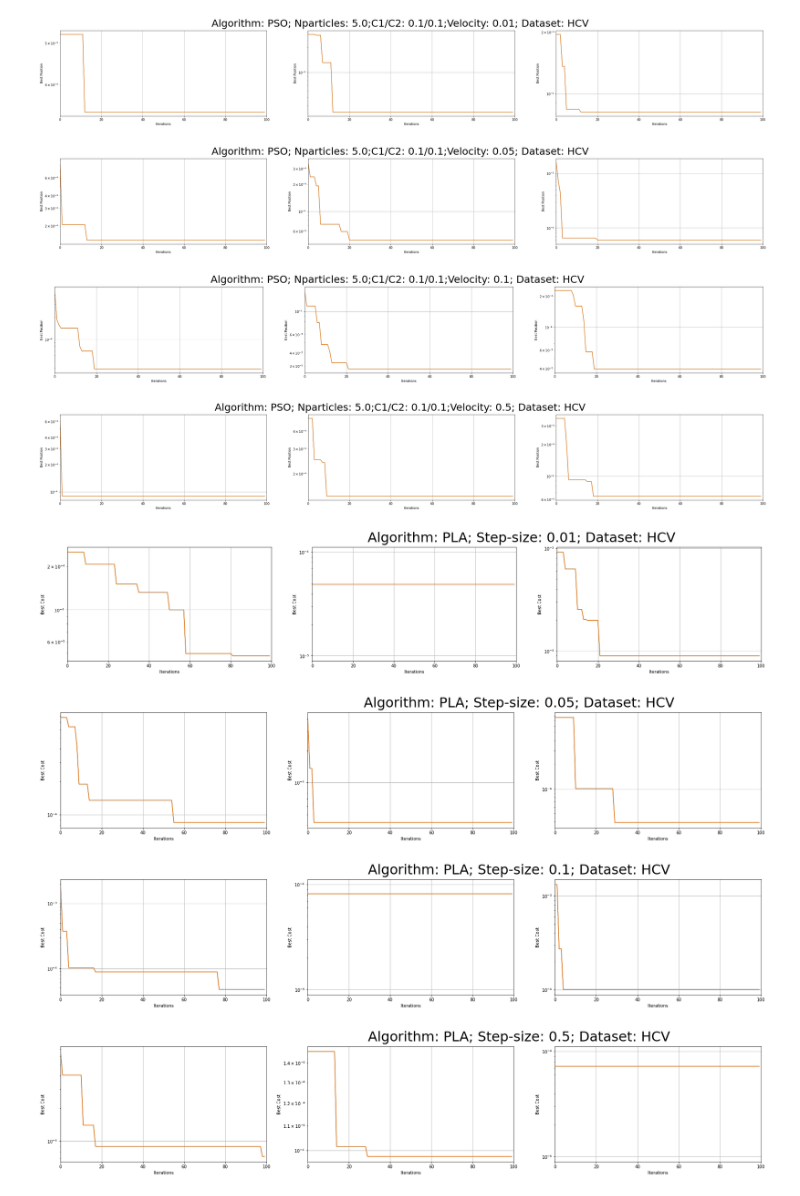
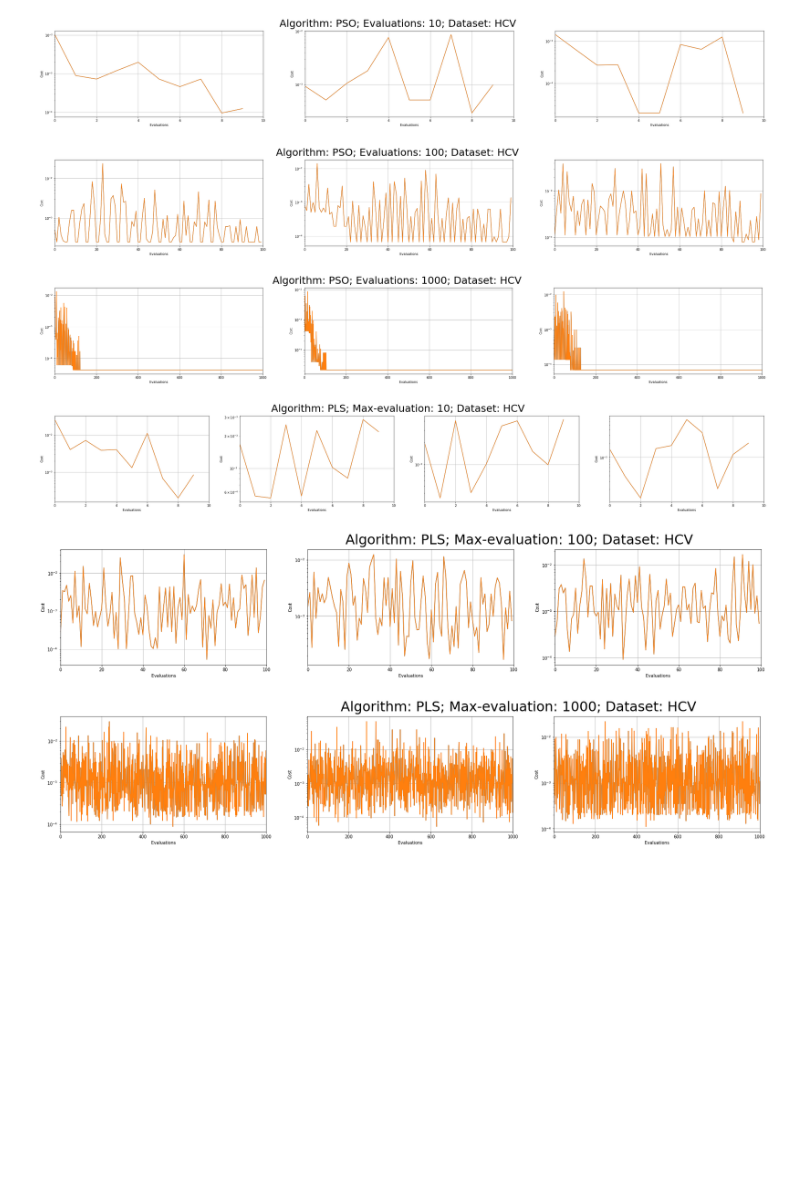
Before and after one commit to owuordickson/swarm_gp, a Jupyter notebook: results/analysis.ipynb, the cells around one changed output. Saved outputs shown, nothing was run; the diff lists cells and outputs as text; code cells hidden in the pictures; blank space fills up the shorter version.

Commit message:
Updated cost function

```diff
--- a/results/analysis.ipynb
+++ b/results/analysis.ipynb
@@ -280,11 +252,11 @@ frames = [df_aco, df_ga, df_pso, df_pls, df_prs]
 df_res = pd.concat(frames)
 
 # Only include these columns
-df_res2 = df_res[['Data-set', 'Algorithm', 'Pattern-count', 'Run-time', 'Memory']]  #, 'E-factor', 'N-pop', 'N-particle', 'C1', 'C2']]
+df_res2 = df_res[['Data-set', 'Algorithm', 'Pattern-count', 'Max-evaluation', 'Evaluations']]  #, 'E-factor', 'N-pop', 'N-particle', 'C1', 'C2']]
 
 df = df_res2.groupby(['Algorithm', 'Data-set'])#.describe(percentiles=[])
 df2 = pd.concat([df.min(), df.mean(), df.max(), df.std()], keys=['min', 'mean', 'max', 'std'], axis=1)
 # df2.filter(like="Run-time")
 df2.columns = df2.columns.swaplevel(0, 1)
 df2.sort_index(axis=1, level=0, inplace=True, ascending=False)
-df2.round(3)
+#df2.round(3)
@@ -368,11 +326,10 @@ for ds in data_sets:
 # %%
 for ds in data_sets:
     df1 = df_pso.loc[df_pso['Data-set'] == ds]
+    evals = [10, 100, 1000]
 
-    vels = [0.01, 0.05, 0.1, 0.5]  # TO BE REMOVED
-
-    for vel in vels:
-        df2 = df1.loc[df1['Velocity'] == vel]
+    for ev in evals:
+        df2 = df1.loc[df1['Max-evaluation'] == ev]
 
         fig = plt.figure(figsize=(40,5))
         #fig = plt.figure()
@@ -381,53 +338,49 @@ for ds in data_sets:
         for index,row in df2.iterrows():
             # Results
             plt.subplot(1, 3, i)
-            plt.plot(row['Iterations'])
-            plt.semilogy(row['Iterations'])
-            plt.xlim(0, row['Max-iteration'])
-            plt.xlabel('Iterations')
-            plt.ylabel('Best Position')
-            #plt.title('ACO, Dataset: ' + ds)
+            plt.plot(row['Evaluations'])
+            plt.semilogy(row['Evaluations'])
+            plt.xlim(0, row['Max-evaluation'])
+            plt.xlabel('Evaluations')
+            plt.ylabel('Cost')
             plt.grid(True)
             i += 1
 
-        fig.suptitle('Algorithm: PSO; Nparticles: ' + str(row['N-particle']) + ';C1/C2: ' + str(row['C1']) + '/' + str(row['C1']) + ';Velocity: ' + str(row['Velocity']) + '; Dataset: ' + ds, fontsize=32)
+        fig.suptitle('Algorithm: PSO; Evaluations: ' + str(row['Max-evaluation']) + '; Dataset: ' + ds, fontsize=32)
         plt.show()
 # %% [output]
-[figure, old version]
+[figure, new version]
-[figure, old version]
+[figure, new version]
-[figure, old version]
+[figure, new version]
-[figure, removed]
 # %%
 for ds in data_sets:
     df1 = df_pls.loc[df_pls['Data-set'] == ds]
-    stps = [0.01, 0.05, 0.1, 0.5]
+    evals = [10, 100, 1000]
 
-    for stp in stps:
-        df2 = df1.loc[df1['Step-size'] == stp]
+    for ev in evals:
+        df2 = df1.loc[df1['Max-evaluation'] == ev]
 
         fig = plt.figure(figsize=(40,5))
         #fig = plt.figure()
         #axes = fig.subplots(nrows=1, ncols=4)
         i = 1
         for index,row in df2.iterrows():
             # Results
             plt.subplot(1, 4, i)
-            plt.plot(row['Iterations'])
-            plt.semilogy(row['Iterations'])
-            plt.xlim(0, row['Max-iteration'])
-            plt.xlabel('Iterations')
-            plt.ylabel('Best Cost')
-            #plt.title('ACO, Dataset: ' + ds)
+            plt.plot(row['Evaluations'])
+            plt.semilogy(row['Evaluations'])
+            plt.xlim(0, row['Max-evaluation'])
+            plt.xlabel('Evaluations')
+            plt.ylabel('Cost')
             plt.grid(True)
             i += 1
 
-        fig.suptitle('Algorithm: PLA; Step-size: ' + str(row['Step-size']) + '; Dataset: ' + ds, fontsize=32)
+        fig.suptitle('Algorithm: PLS; Max-evaluation: ' + str(row['Max-evaluation']) + '; Dataset: ' + ds, fontsize=32)
         plt.show()
 # %% [output]
-[figure, old version]
+[figure, new version]
-[figure, old version]
+[figure, new version]
-[figure, old version]
+[figure, new version]
-[figure, removed]
 # %%
 for ds in data_sets:
     df1 = df_prs.loc[df_pls['Data-set'] == ds]
```
Also changed, not shown: parts of 10 cells of this notebook, 12 other files.
